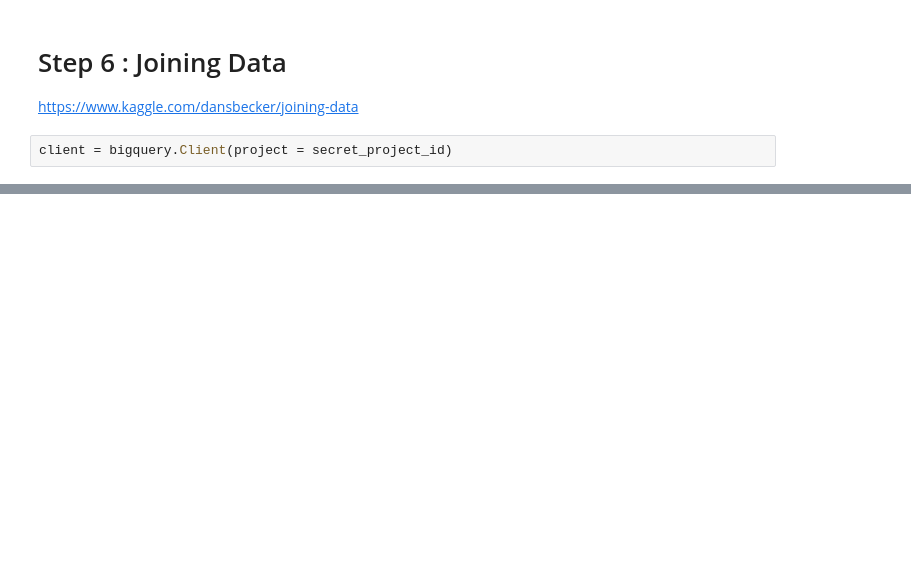
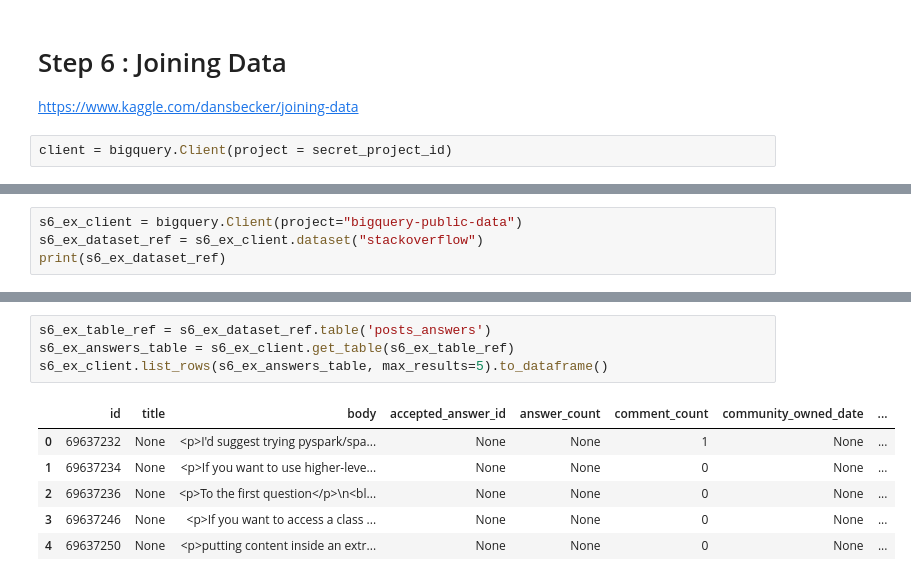
Before and after one commit to bobblee/Kaggle, a Jupyter notebook: Intro_To_SQL_Using_BigQuery.ipynb, the cells around one changed output, grey strips where cells are left out. Saved outputs shown, nothing was run; the diff lists cells and outputs as text; blank space fills up the shorter version.

```diff
--- a/Intro_To_SQL_Using_BigQuery.ipynb
+++ b/Intro_To_SQL_Using_BigQuery.ipynb
@@ -623,0 +982,4 @@ s6_df.head()
+# %%
+s6_ex_client = bigquery.Client(project="bigquery-public-data")
+s6_ex_dataset_ref = s6_ex_client.dataset("stackoverflow")
+print(s6_ex_dataset_ref)
@@ -623,0 +1013,11 @@ s6_df.head()
+# %%
+s6_ex_table_ref = s6_ex_dataset_ref.table('posts_answers')
+s6_ex_answers_table = s6_ex_client.get_table(s6_ex_table_ref)
+s6_ex_client.list_rows(s6_ex_answers_table, max_results=5).to_dataframe()
+# %% [output]
+|  | id | title | body | accepted_answer_id | answer_count | comment_count | community_owned_date | ... |
+| 0 | 69637232 | None | <p>I'd suggest trying pyspark/spa... | None | None | 1 | None | ... |
+| 1 | 69637234 | None | <p>If you want to use higher-leve... | None | None | 0 | None | ... |
+| 2 | 69637236 | None | <p>To the first question</p>\n<bl... | None | None | 0 | None | ... |
+| 3 | 69637246 | None | <p>If you want to access a class ... | None | None | 0 | None | ... |
+| 4 | 69637250 | None | <p>putting content inside an extr... | None | None | 0 | None | ... |
```
Also changed, not shown: parts of 68 cells of this notebook.
